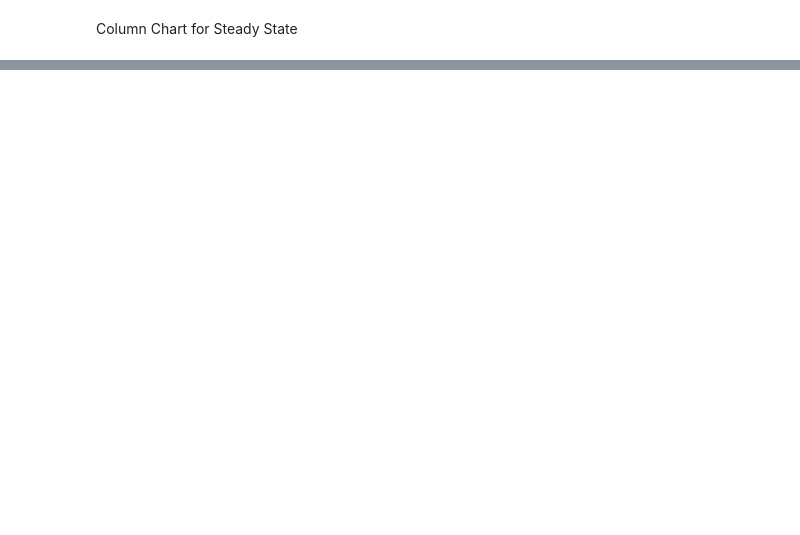
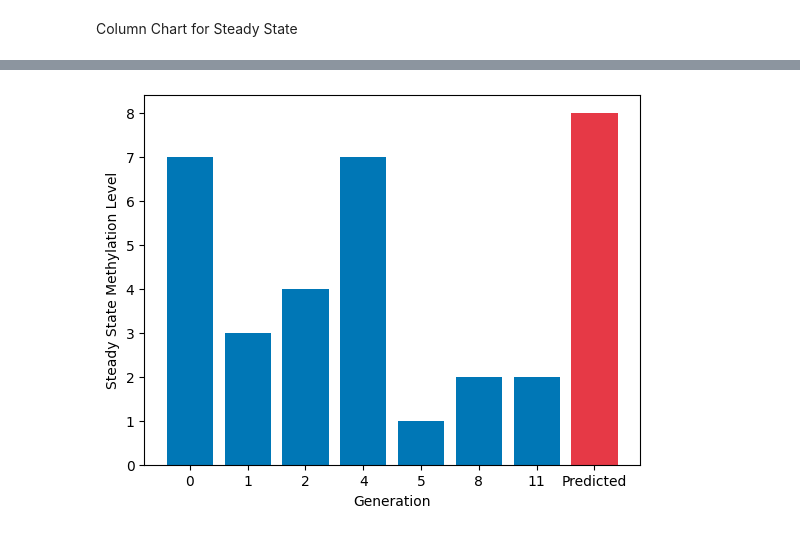
Before and after one commit to constantingoeldel/epigenomics, a Jupyter notebook: plotting.ipynb, the cells around one changed output, grey strips where cells are left out. Drawn from its saved outputs; the diff is of its cells as text; code cells hidden in the pictures; blank space fills up the shorter version.

```diff
--- a/plotting.ipynb
+++ b/plotting.ipynb
@@ -292,0 +264,28 @@ NameError: name 'np' is not defined
+# %%
+avgs = np.array([0.3, 0.2593456922,0.2462442694,0.2525945849,0.2549897002,0.2515528465,0.2625954345,0.2627126978])
+gens = ['', 0,1,2,4,5,8,11, "Predicted"]
+
+# Generate some random data
+data = np.random.randint(1, 10, 8)
+
+# Create a figure and axes objects
+fig, ax = plt.subplots()
+
+# Create a list of colors for the columns
+colors = [b] * 7 + [r]
+
+# Create the bar chart with custom colors
+ax.bar(range(8), data, color=colors)
+
+# Set the x-axis tick labels
+ax.set_xticklabels(gens)
+
+# Set the title and axis labels
+ax.set_xlabel('Generation')
+ax.set_ylabel('Steady State Methylation Level')
+
+# Show the plot
+plt.savefig("1C.png", dpi=450)
+plt.show()
+# %% [output]
+[figure, added]
```
Also changed, not shown: parts of 10 cells of this notebook, 11 other files.
